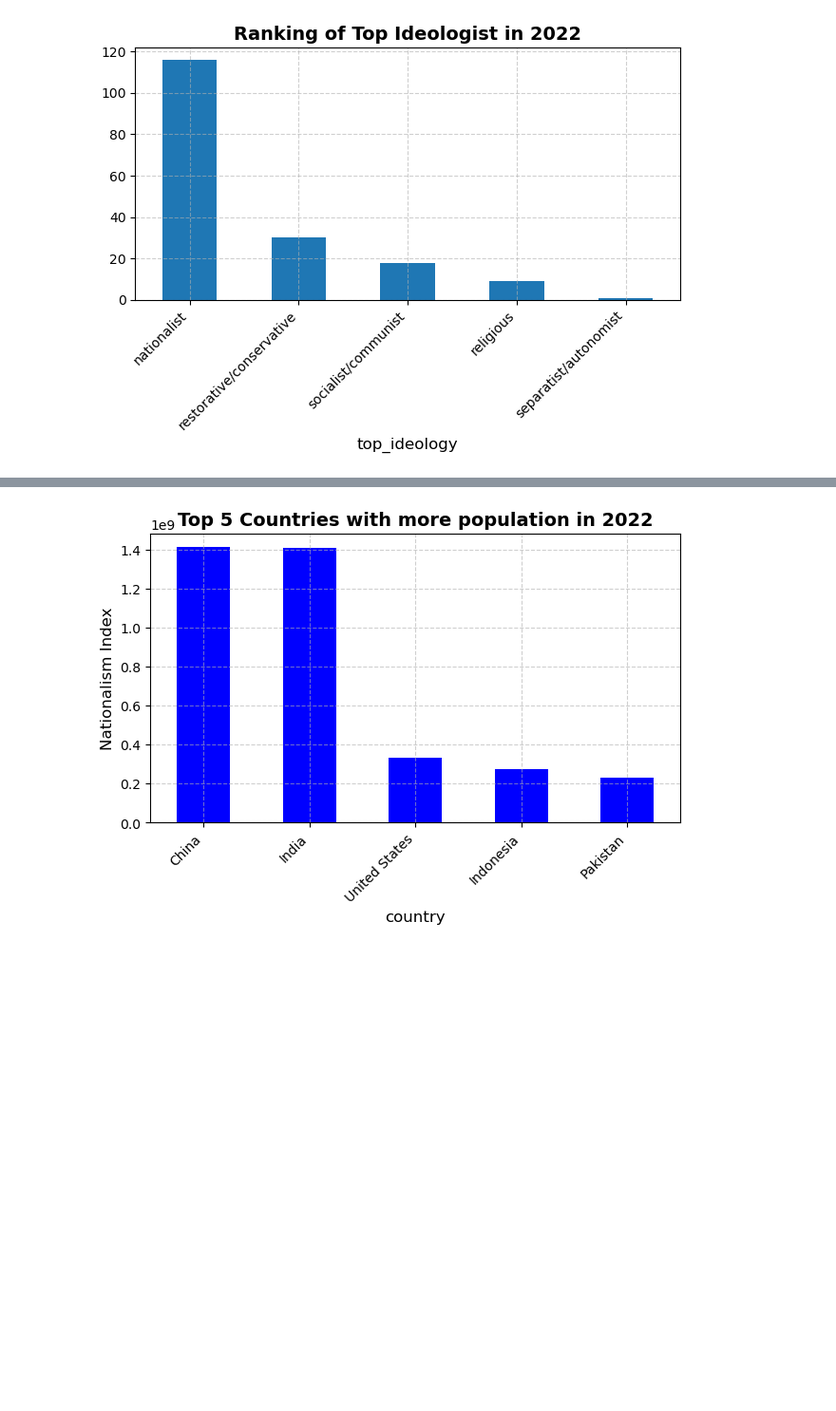
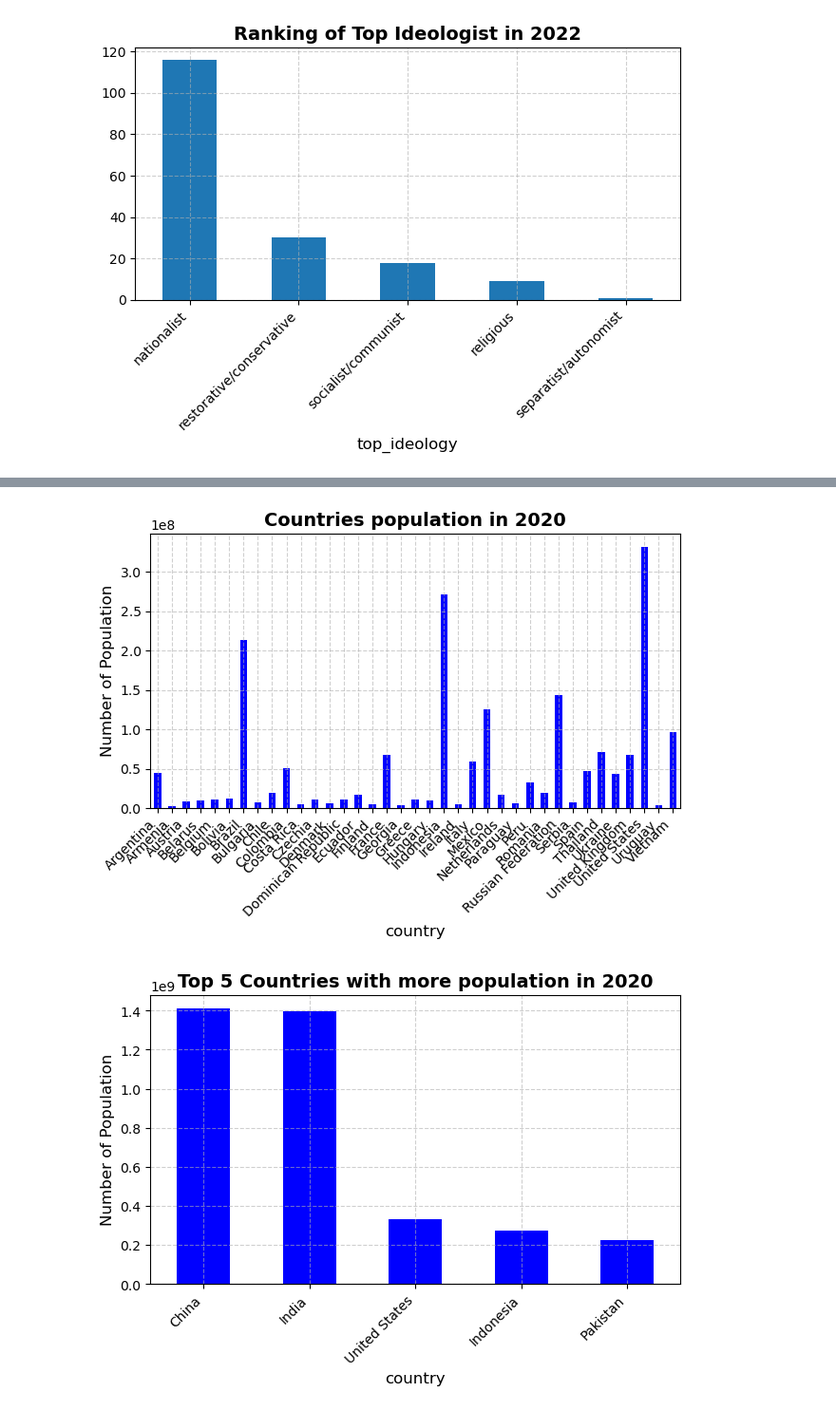
Before and after one commit to 17andreafranco/NationalismCorruptionData, a Jupyter notebook: NatCorrupt_VE.ipynb, the cells around one changed output, grey strips where cells are left out. Shown at 95% size. Drawn from its saved outputs; the diff is of its cells as text; code cells hidden in the pictures; blank space fills up the shorter version.

```diff
--- a/NatCorrupt_VE.ipynb
+++ b/NatCorrupt_VE.ipynb
@@ -97,28 +123,51 @@ plt.show()
 # %%
-#Top 5 Countries with more population in 2022
+#Countries population in 2022
 
 #Dataframe information
-df_year= df[df['year'] == 2022]
+df_year= df[df['year'] == 2020].dropna()
 
 #Title and labels
-plt.title('Top 5 Countries with more population in 2022', fontsize=14, fontweight='bold')
+plt.title('Countries population in 2020', fontsize=14, fontweight='bold')
 plt.xlabel('Country', fontsize=12)
-plt.ylabel('Nationalism Index', fontsize=12)
+plt.ylabel('Number of Population', fontsize=12)
+
+((df_year.groupby('country')['wdi_population']
+              .mean(5)
+              .plot.bar(color='blue')))
+
+plt.xticks(rotation=45, ha='right')
+plt.grid(True, linestyle='--', alpha=0.6)
+
+#Show graphic
+plt.tight_layout()
+plt.show()
+
+
+#Top 5 Countries with more population in 2020
+
+#Dataframe information
+df_year= df[df['year'] == 2020]
+
+#Title and labels
+plt.title('Top 5 Countries with more population in 2020', fontsize=14, fontweight='bold')
+plt.xlabel('Country', fontsize=12)
+plt.ylabel('Number of Population', fontsize=12)
 
 ((df_year.groupby('country')['wdi_population']
               .mean(5)
               .sort_values(ascending=False)
               .head(5)
               .plot.bar(color='blue')))
 
 plt.xticks(rotation=45, ha='right')
 plt.grid(True, linestyle='--', alpha=0.6)
 
 #Show graphic
 plt.tight_layout()
 plt.show()
 # %% [output]
-[figure, old version]
+[figure, new version]
+[figure, added]
 # %%
 #Top 5 Countries with more population in 2022
 
```
Also changed, not shown: parts of 5 cells of this notebook, 5 other files.
